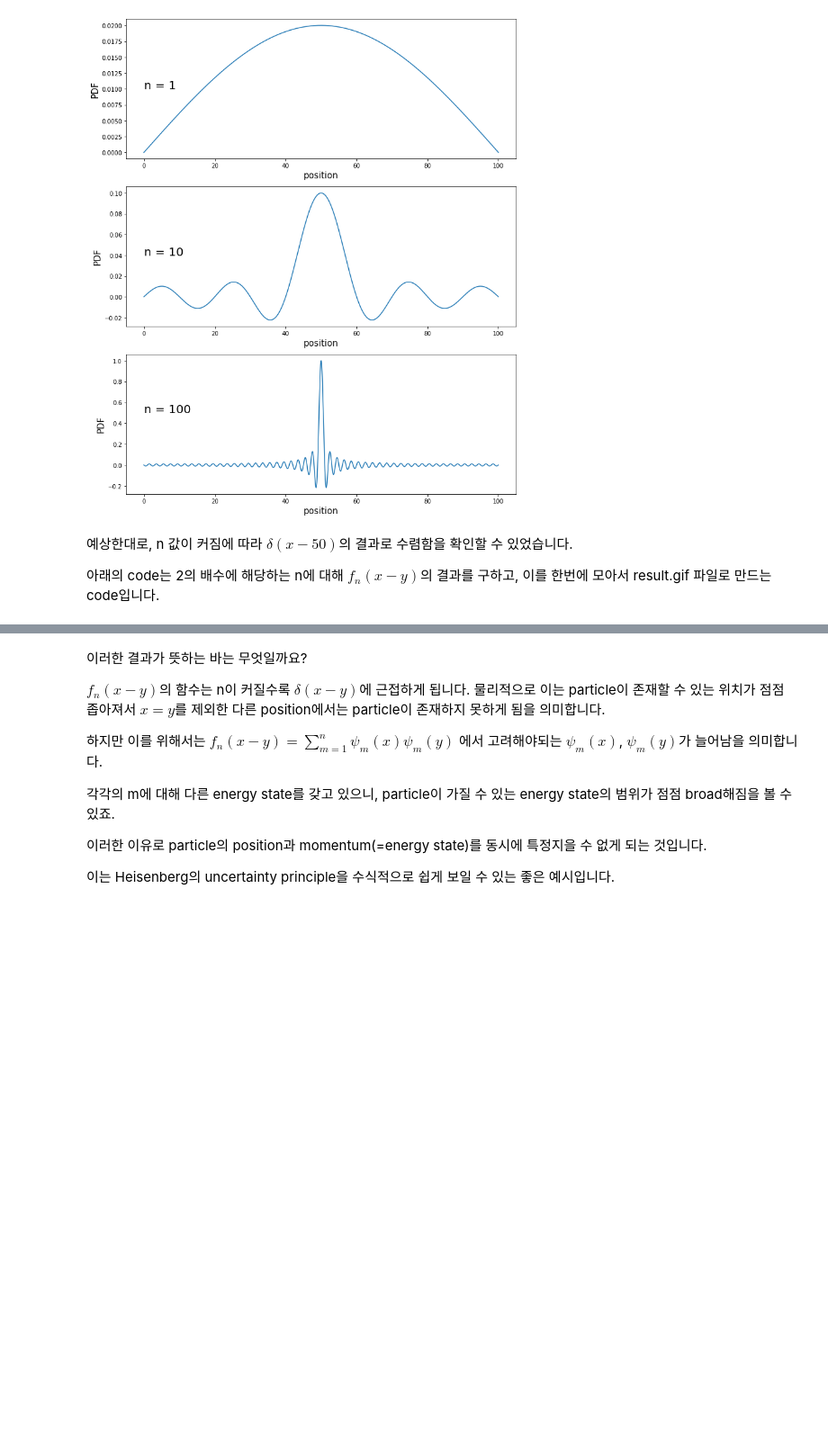
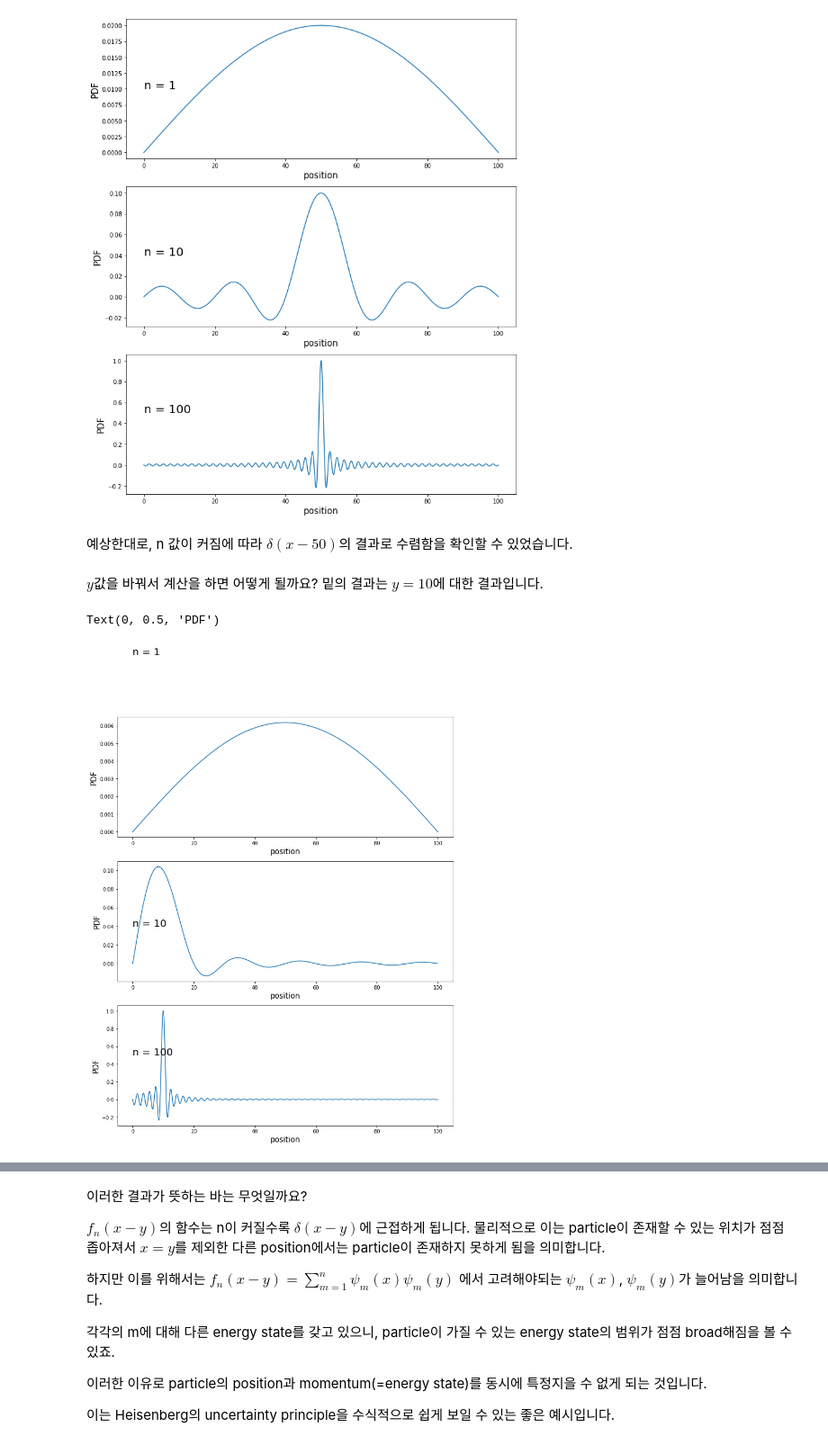
Before and after one commit to thereexist/Physical_chemistry_3, a Jupyter notebook: Particle_in_a_box/particle_in_a_box.ipynb, the cells around one changed output, grey strips where cells are left out. Shown at 90% size. Drawn from its saved outputs; the diff is of its cells as text; code cells hidden in the pictures; blank space fills up the shorter version.

```diff
--- a/Particle_in_a_box/particle_in_a_box.ipynb
+++ b/Particle_in_a_box/particle_in_a_box.ipynb
@@ -111,5 +111,43 @@ Text(0, 0.5, 'PDF')
 [figure]
 # %% [markdown]
 예상한대로, n 값이 커짐에 따라 $\delta(x-50)$의 결과로 수렴함을 확인할 수 있었습니다.
-
-아래의 code는 2의 배수에 해당하는 n에 대해 $f_n(x-y)$의 결과를 구하고, 이를 한번에 모아서 result.gif 파일로 만드는 code입니다.
+# %% [markdown]
+$y$값을 바꿔서 계산을 하면 어떻게 될까요? 밑의 결과는 $y=10$에 대한 결과입니다.
+# %%
+'''
+L : potential well의 width
+y : particle의 위치
+'''
+
+L = 100
+y = 10
+x = np.linspace(0,L,100000)
+
+plt.figure(figsize = (12,15))
+
+plt.subplot(3, 1, 1)
+number = 1
+value_1 = f(x,y,number,L)
+plt.text(0,0.01,f'n = {number}',fontsize=20)
+plt.plot(x,value_1)
+plt.xlabel("position", size = 15)
+plt.ylabel("PDF", size = 15)
+
+plt.subplot(3, 1, 2)
+number = 10
+value_10 = f(x,y,number,L)
+plt.text(0,0.04,f'n = {number}',fontsize=20)
+plt.plot(x,value_10)
+plt.xlabel("position", size = 15)
+plt.ylabel("PDF", size = 15)
+
+plt.subplot(3, 1, 3)
+number = 100
+value_100 = f(x,y,number,L)
+plt.text(0,0.5,f'n = {number}',fontsize=20)
+plt.plot(x,value_100)
+plt.xlabel("position", size = 15)
+plt.ylabel("PDF", size = 15)
+# %% [output]
+Text(0, 0.5, 'PDF')
+[figure, added]
```
Also changed, not shown: parts of 4 cells of this notebook, 3 other files.
